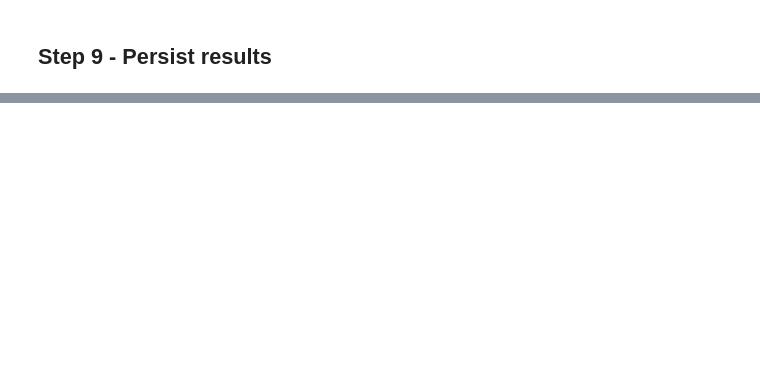
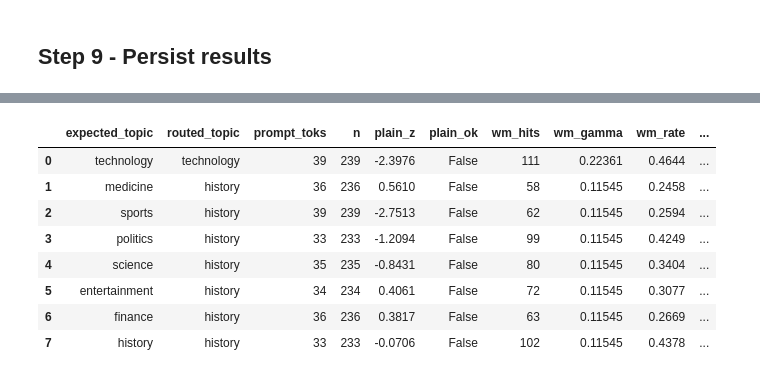
Before and after one commit to pravaspaudel/Dual_watermarking_Scheme, a Jupyter notebook: notebooks/08_topic_watermark_detection.ipynb, the cells around one changed output, grey strips where cells are left out. Saved outputs shown, nothing was run; the diff lists cells and outputs as text; code cells hidden in the pictures; blank space fills up the shorter version.

```diff
--- a/notebooks/08_topic_watermark_detection.ipynb
+++ b/notebooks/08_topic_watermark_detection.ipynb
@@ -513,19 +538,0 @@ ones flag clean text (false positives). Under H0, z ~ N(0,1), so a threshold of
-# %%
-from scipy.stats import norm
-
-print("z_threshold -> false-positive rate under H0 (p = P(Z >= z))")
-for zt in [1.64, 1.96, 2.33, 3.0, 4.0]:
-    print(f"  {zt:4.2f} -> {1 - norm.cdf(zt):.4f}")
-
-# how many of our example texts flip at each threshold?
-rows = []
-plain = sanity_df[sanity_df.kind == "plain"]
-wm    = sanity_df[sanity_df.kind == "watermarked"]
-for zt in [1.64, 1.96, 2.33, 3.0, 4.0]:
-    rows.append({
-        "z_threshold": zt,
-        "plain_flagged": int((plain.z_score >= zt).sum()),
-        "wm_detected": int((wm.z_score >= zt).sum()),
-        "wm_total": len(wm),
-    })
-pd.DataFrame(rows)
@@ -681,0 +777,69 @@ class TopicWatermarkDetector:
+# %%
+# ---- live check: one LONGER prompt per topic --------------------------------
+# delta = 2.0 (generation pipeline's operating point), long generations so the
+# z-statistic has enough scored tokens to cross the threshold.
+DELTA = 2.0
+torch.manual_seed(0)
+
+LONG_PROMPTS_PER_TOPIC = {
+    "technology": ("The new AI chip announced this week runs twice as fast as the previous "
+                   "generation while drawing far less power, and analysts say its improved memory "
+                   "bandwidth could reshape the entire market for data center hardware."),
+    "medicine": ("Doctors tested the new vaccine across three hospitals last winter, enrolling "
+                 "thousands of volunteers in a randomized trial that carefully tracked side effects "
+                 "and antibody levels for six months after the final dose."),
+    "sports": ("The cricket team chased down 280 runs in the final match and won the trophy on the "
+               "very last ball, capping a tournament full of close finishes and record-breaking "
+               "batting performances from younger players."),
+    "politics": ("The government passed a controversial new law just before the election, and the "
+                 "opposition immediately challenged it in court, arguing that the rushed midnight "
+                 "vote ignored decades of constitutional precedent."),
+    "science": ("Scientists discovered an unexpected new particle at the collider last spring, and "
+                "independent teams have spent months reanalyzing the collision data to confirm "
+                "whether the signal survives every statistical check."),
+    "entertainment": ("The movie sequel broke box office records opening weekend, selling out "
+                      "late-night screenings in dozens of cities and earning praise for its "
+                      "practical effects despite mixed reviews from longtime fans."),
+    "finance": ("Central bank rates pushed markets down again this quarter, and investors rotated "
+                "out of growth stocks into bonds as inflation reports kept coming in hotter than "
+                "most economists had forecast earlier in the year."),
+    "history": ("Ancient Rome fell after centuries of slow decline, as repeated invasions, economic "
+                "collapse and constant political instability gradually dismantled an empire that "
+                "had once governed the entire Mediterranean world."),
+}
+
+rows = []
+for expected, prompt in LONG_PROMPTS_PER_TOPIC.items():
+    topic, _ = extract_topic(prompt)                     # route exactly like generation
+    inputs = tokenizer(prompt, return_tensors="pt").to(model.device)
+    processor = TopicBoostProcessor(greenlists[topic][SPLIT], delta=DELTA)
+
+    with torch.no_grad():
+        plain = model.generate(**inputs, max_new_tokens=MAX_NEW_TOKENS, do_sample=True,
+                               temperature=1.0, top_p=0.9)
+        boosted = model.generate(**inputs, max_new_tokens=MAX_NEW_TOKENS, do_sample=True,
+                                 temperature=1.0, top_p=0.9,
+                                 logits_processor=[processor])
+
+    det_plain = detect_topic_watermark(tokenizer.decode(plain[0], skip_special_tokens=True))
+    det_wm    = detect_topic_watermark(tokenizer.decode(boosted[0], skip_special_tokens=True))
+
+    rows.append({
+        "expected_topic": expected,
+        "routed_topic": topic,
+        "prompt_toks": len(tokenizer.encode(prompt, add_special_tokens=False)),
+        "n": det_wm["num_positions"],
+        "plain_z": det_plain["z_score"], "plain_ok": det_plain["confirmed"],
+        "wm_hits": det_wm["match_count"], "wm_gamma": det_wm["gamma"],
+        "wm_rate": det_wm["ownership_score"], "wm_z": det_wm["z_score"],
+        "wm_p": det_wm["p_value"], "wm_ok": det_wm["confirmed"],
+    })
+    print(f"{expected:13} z: {det_plain['z_score']:+6.2f} -> {det_wm['z_score']:+6.2f}"
+          f"  confirmed: {det_plain['confirmed']} -> {det_wm['confirmed']}")
+
+long_df = pd.DataFrame(rows)
+routing_ok = long_df["routed_topic"] == long_df["expected_topic"]
+print(f"\nrouting accuracy: {routing_ok.mean():.0%}")
+print(f"mean z: plain = {long_df.plain_z.mean():+.2f} | watermarked = {long_df.wm_z.mean():+.2f}")
+long_df
+# %% [output]
@@ -681,0 +857,9 @@ class TopicWatermarkDetector:
+|  | expected_topic | routed_topic | prompt_toks | n | plain_z | plain_ok | wm_hits | wm_gamma | wm_rate | ... |
+| 0 | technology | technology | 39 | 239 | -2.3976 | False | 111 | 0.22361 | 0.4644 | ... |
+| 1 | medicine | history | 36 | 236 | 0.5610 | False | 58 | 0.11545 | 0.2458 | ... |
+| 2 | sports | history | 39 | 239 | -2.7513 | False | 62 | 0.11545 | 0.2594 | ... |
+| 3 | politics | history | 33 | 233 | -1.2094 | False | 99 | 0.11545 | 0.4249 | ... |
+| 4 | science | history | 35 | 235 | -0.8431 | False | 80 | 0.11545 | 0.3404 | ... |
+| 5 | entertainment | history | 34 | 234 | 0.4061 | False | 72 | 0.11545 | 0.3077 | ... |
+| 6 | finance | history | 36 | 236 | 0.3817 | False | 63 | 0.11545 | 0.2669 | ... |
+| 7 | history | history | 33 | 233 | -0.0706 | False | 102 | 0.11545 | 0.4378 | ... |
```
Also changed, not shown: parts of 37 cells of this notebook, 3 other files.
